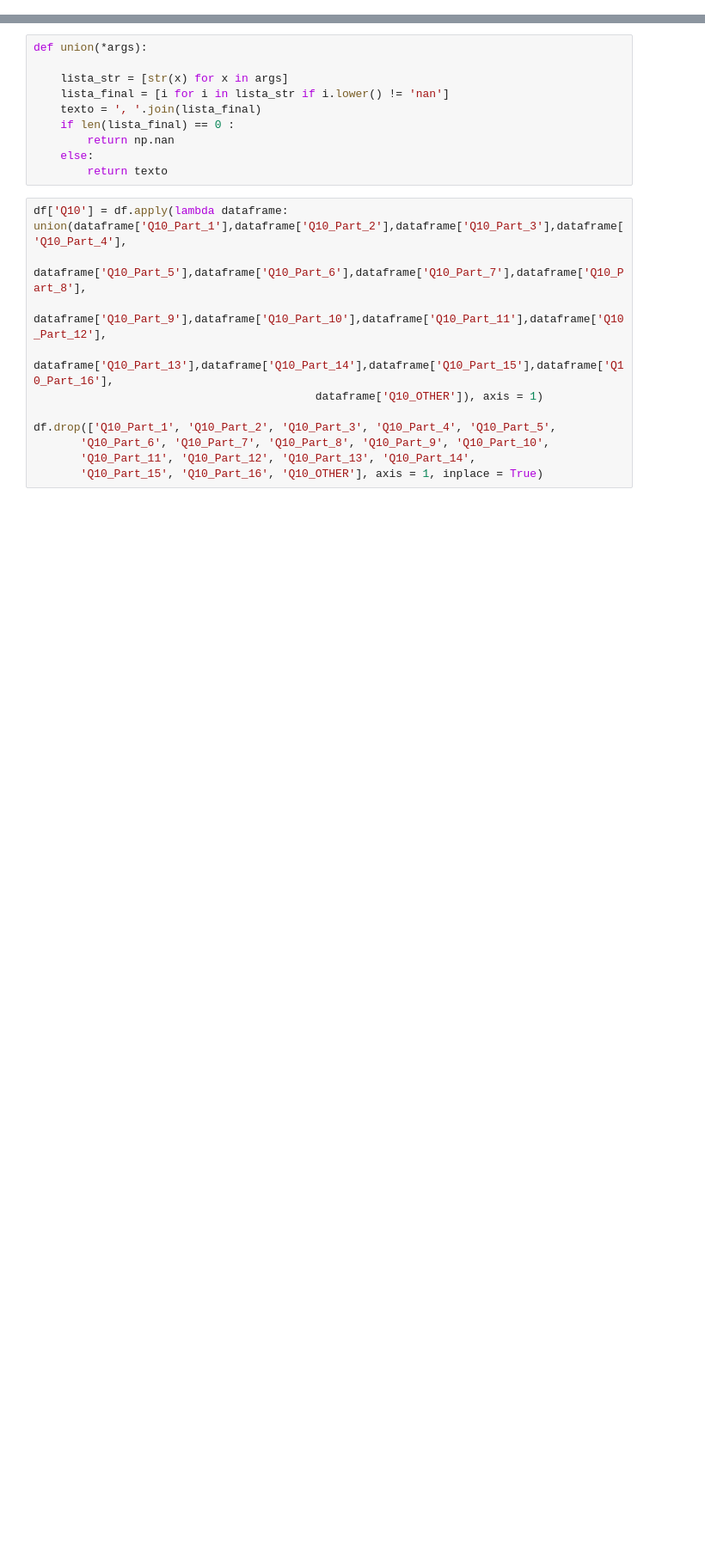
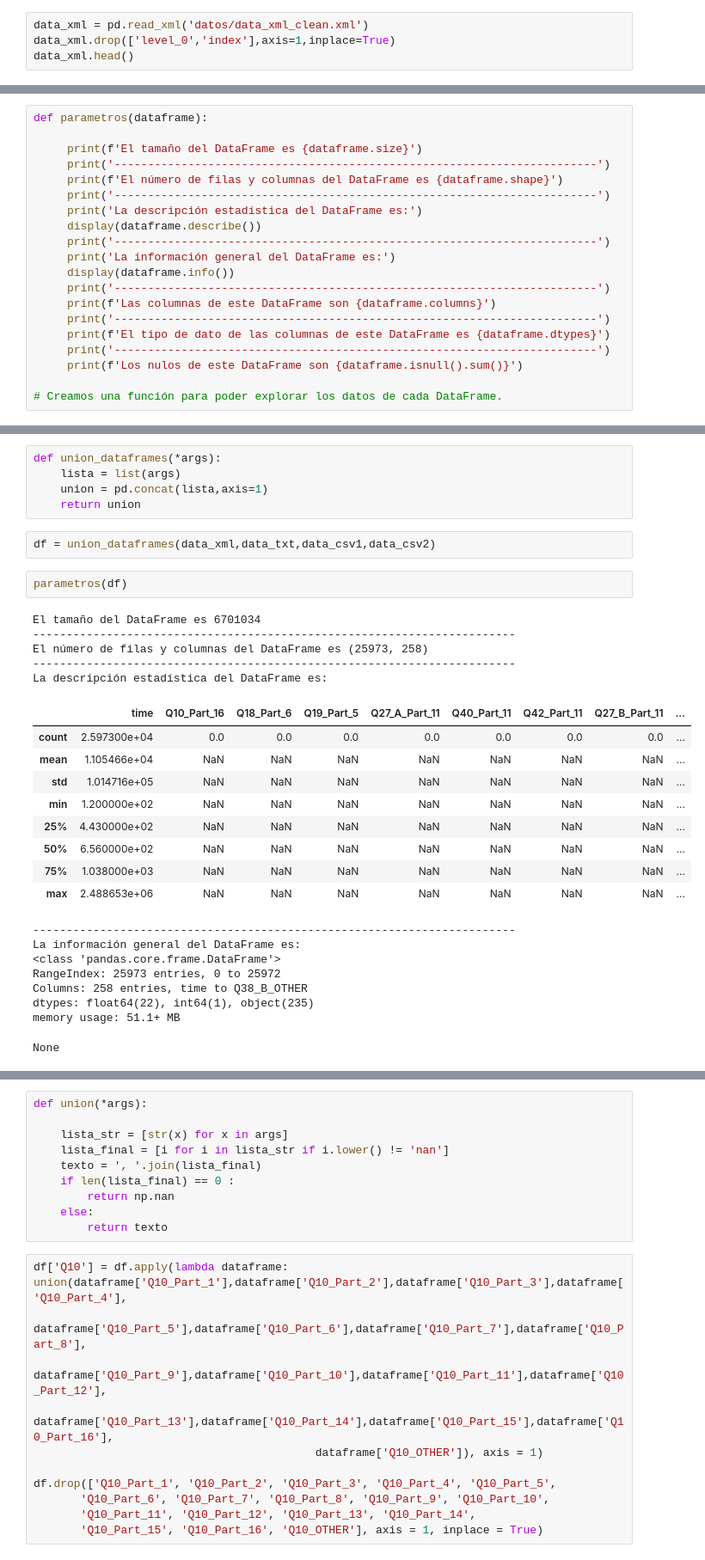
Before and after one commit to MonicaSL110/proyecto-transformacion-digital, a Jupyter notebook: unificado.ipynb, the cells around one changed output, grey strips where cells are left out. Shown: that part at 86% size. Cells and saved outputs as stored; diff of their text form; blank space fills up the shorter version.

```diff
--- a/unificado.ipynb
+++ b/unificado.ipynb
@@ -14,0 +45,4 @@ df.head(1)
+# %%
+data_xml = pd.read_xml('datos/data_xml_clean.xml')
+data_xml.drop(['level_0','index'],axis=1,inplace=True)
+data_xml.head()
@@ -14,0 +62,20 @@ df.head(1)
+# %%
+def parametros(dataframe):
+
+     print(f'El tamaño del DataFrame es {dataframe.size}')
+     print('------------------------------------------------------------------------')
+     print(f'El número de filas y columnas del DataFrame es {dataframe.shape}')
+     print('------------------------------------------------------------------------')
+     print('La descripción estadística del DataFrame es:')
+     display(dataframe.describe())
+     print('------------------------------------------------------------------------')
+     print('La información general del DataFrame es:')
+     display(dataframe.info())
+     print('------------------------------------------------------------------------')
+     print(f'Las columnas de este DataFrame son {dataframe.columns}')
+     print('------------------------------------------------------------------------')
+     print(f'El tipo de dato de las columnas de este DataFrame es {dataframe.dtypes}')
+     print('------------------------------------------------------------------------')
+     print(f'Los nulos de este DataFrame son {dataframe.isnull().sum()}')
+
+# Creamos una función para poder explorar los datos de cada DataFrame.
@@ -14,0 +268,32 @@ df.head(1)
+# %%
+def union_dataframes(*args):
+    lista = list(args)
+    union = pd.concat(lista,axis=1)
+    return union
+# %%
+df = union_dataframes(data_xml,data_txt,data_csv1,data_csv2)
+# %%
+parametros(df)
+# %% [output]
+El tamaño del DataFrame es 6701034
+------------------------------------------------------------------------
+El número de filas y columnas del DataFrame es (25973, 258)
+------------------------------------------------------------------------
+La descripción estadística del DataFrame es:
+|  | time | Q10_Part_16 | Q18_Part_6 | Q19_Part_5 | Q27_A_Part_11 | Q40_Part_11 | Q42_Part_11 | Q27_B_Part_11 | ... |
+| count | 2.597300e+04 | 0.0 | 0.0 | 0.0 | 0.0 | 0.0 | 0.0 | 0.0 | ... |
+| mean | 1.105466e+04 | NaN | NaN | NaN | NaN | NaN | NaN | NaN | ... |
+| std | 1.014716e+05 | NaN | NaN | NaN | NaN | NaN | NaN | NaN | ... |
+| min | 1.200000e+02 | NaN | NaN | NaN | NaN | NaN | NaN | NaN | ... |
+| 25% | 4.430000e+02 | NaN | NaN | NaN | NaN | NaN | NaN | NaN | ... |
+| 50% | 6.560000e+02 | NaN | NaN | NaN | NaN | NaN | NaN | NaN | ... |
+| 75% | 1.038000e+03 | NaN | NaN | NaN | NaN | NaN | NaN | NaN | ... |
+| max | 2.488653e+06 | NaN | NaN | NaN | NaN | NaN | NaN | NaN | ... |
+------------------------------------------------------------------------
+La información general del DataFrame es:
+<class 'pandas.core.frame.DataFrame'>
+RangeIndex: 25973 entries, 0 to 25972
+Columns: 258 entries, time to Q38_B_OTHER
+dtypes: float64(22), int64(1), object(235)
+memory usage: 51.1+ MB
+None
```
Also changed, not shown: parts of 22 cells of this notebook, 4 other files.
